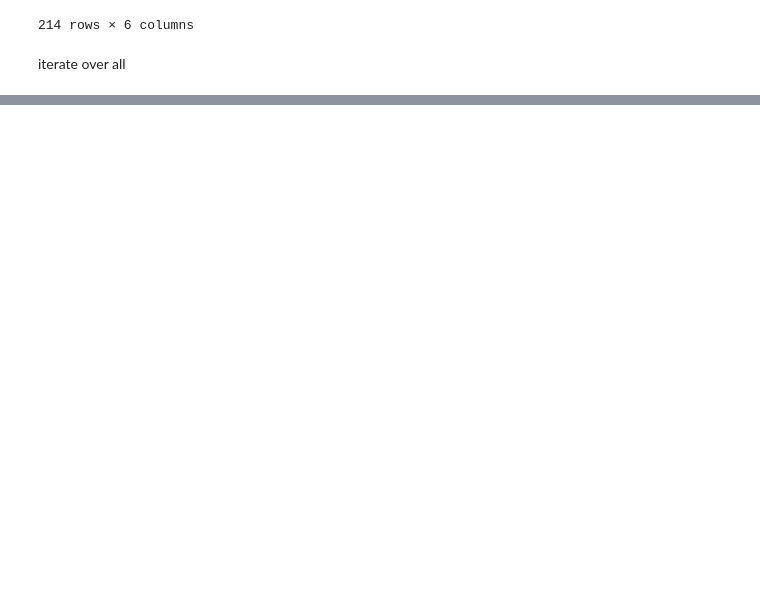
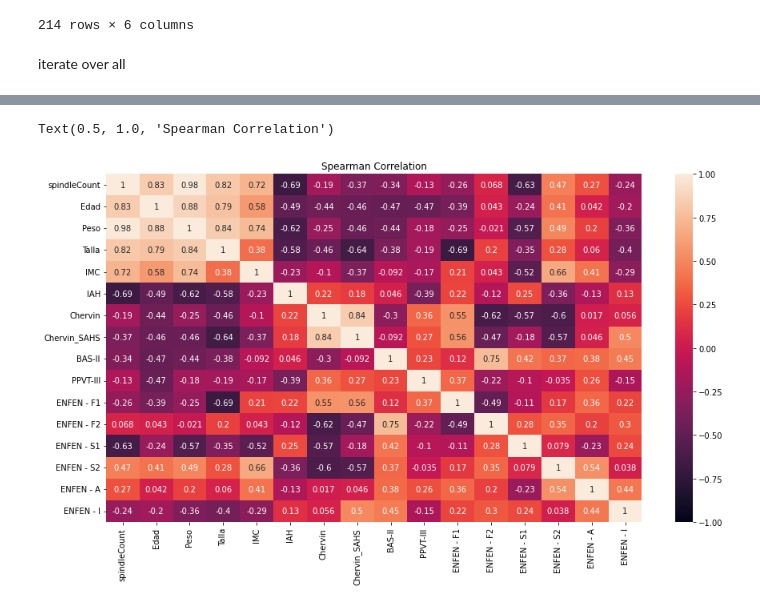
Before and after one commit to quiquegurdiel/SpinCo, a Jupyter notebook: Experiment001.ipynb, the cells around one changed output, grey strips where cells are left out. Saved outputs shown, nothing was run; the diff lists cells and outputs as text; code cells hidden in the pictures; blank space fills up the shorter version.

```diff
--- a/Experiment001.ipynb
+++ b/Experiment001.ipynb
@@ -206,0 +211,6 @@ fig.write_html("barPlot.html")
+# %%
+aux=annotations
+aux['spindleCount']=0
+aux=aux.groupby(['Codigo']).count().reset_index().set_index('Codigo')
+aux=aux[['spindleCount']]
+aux
@@ -206,0 +229,2 @@ fig.write_html("barPlot.html")
+# %%
+merged=aux.join(patientInfo.set_index('Codigo'),on='Codigo')
@@ -206,0 +245,2 @@ fig.write_html("barPlot.html")
+# %%
+r=merged.corr(method='spearman')
@@ -206,0 +278,8 @@ fig.write_html("barPlot.html")
+# %%
+import seaborn as sns # For pairplots and heatmaps
+plt.figure(figsize=(15,8))
+heatmap = sns.heatmap(r, vmin=-1, vmax=1, annot=True)
+plt.title("Spearman Correlation")
+# %% [output]
+Text(0.5, 1.0, 'Spearman Correlation')
+[figure, added]
```
Also changed, not shown: parts of 22 cells of this notebook.
